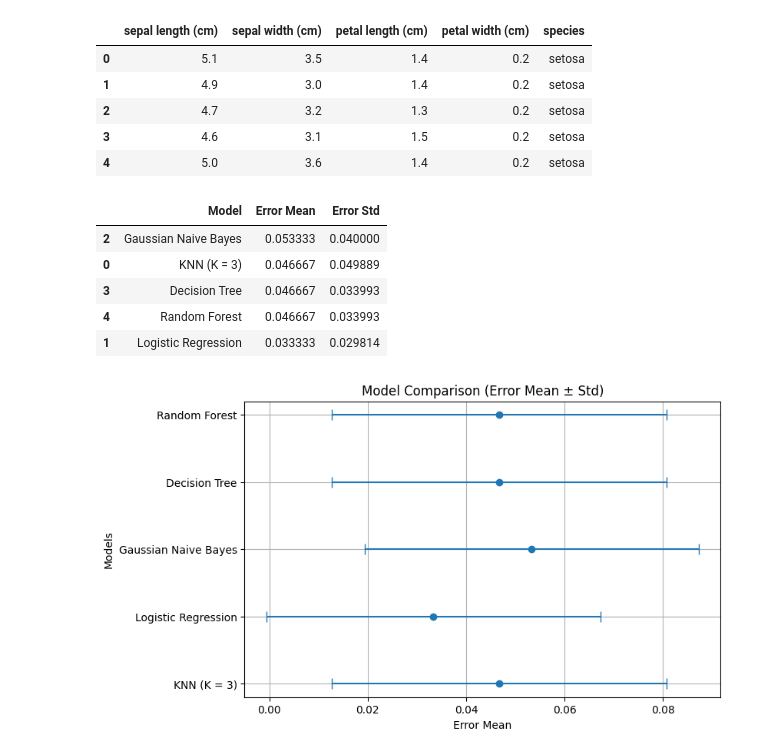
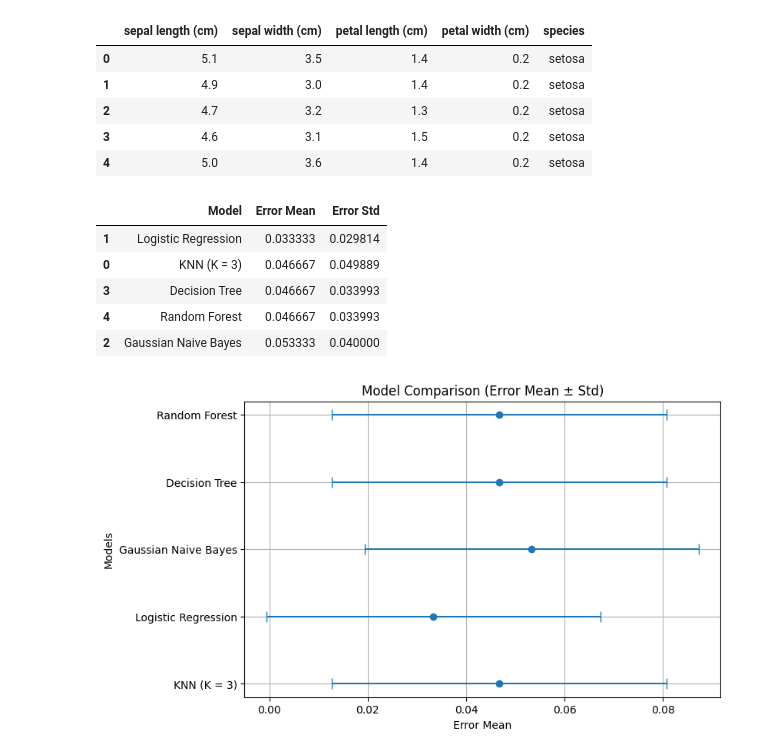
Before and after one commit to gabdourado/AI, a Jupyter notebook: Foundations/ML-Foundations/Model-Evaluation/Cross_Validation.ipynb, the cells around one changed output. Saved outputs shown, nothing was run; the diff lists cells and outputs as text; code cells hidden in the pictures.

Commit message:
feat: sorting error in descending order

```diff
--- a/Foundations/ML-Foundations/Model-Evaluation/Cross_Validation.ipynb
+++ b/Foundations/ML-Foundations/Model-Evaluation/Cross_Validation.ipynb
@@ -216,14 +216,14 @@ for name, model in models.items():
     results.append({"Model": name, "Error Mean": error_mean, "Error Std": std})
 # %%
 df_results = pd.DataFrame(results)
-df_results.sort_values(by="Error Mean", ascending=False)
+df_results.sort_values(by="Error Mean")
 # %% [output]
 |  | Model | Error Mean | Error Std |
-| 2 | Gaussian Naive Bayes | 0.053333 | 0.040000 |
+| 1 | Logistic Regression | 0.033333 | 0.029814 |
 | 0 | KNN (K = 3) | 0.046667 | 0.049889 |
 | 3 | Decision Tree | 0.046667 | 0.033993 |
 | 4 | Random Forest | 0.046667 | 0.033993 |
-| 1 | Logistic Regression | 0.033333 | 0.029814 |
+| 2 | Gaussian Naive Bayes | 0.053333 | 0.040000 |
 # %%
 models = [r["Model"] for r in results]
 error_mean = [r["Error Mean"] for r in results]
```
